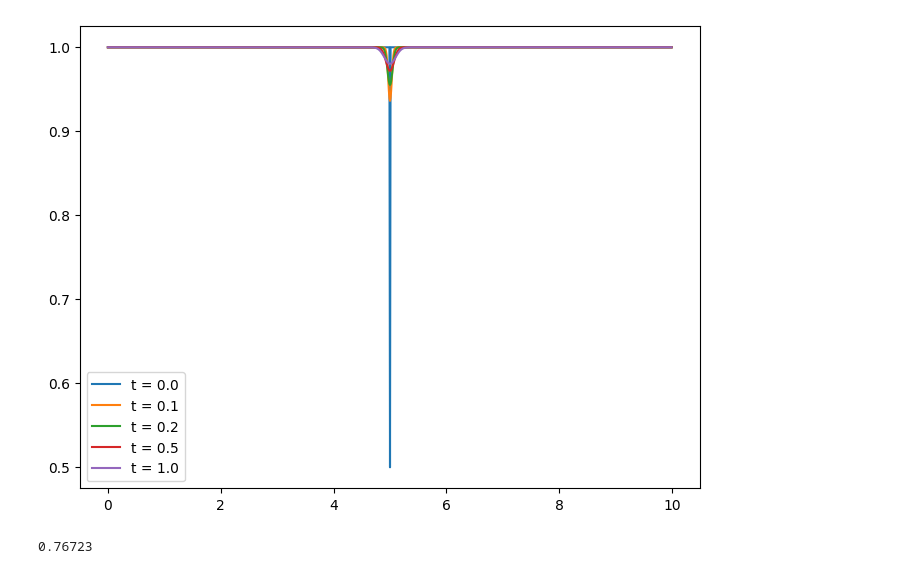
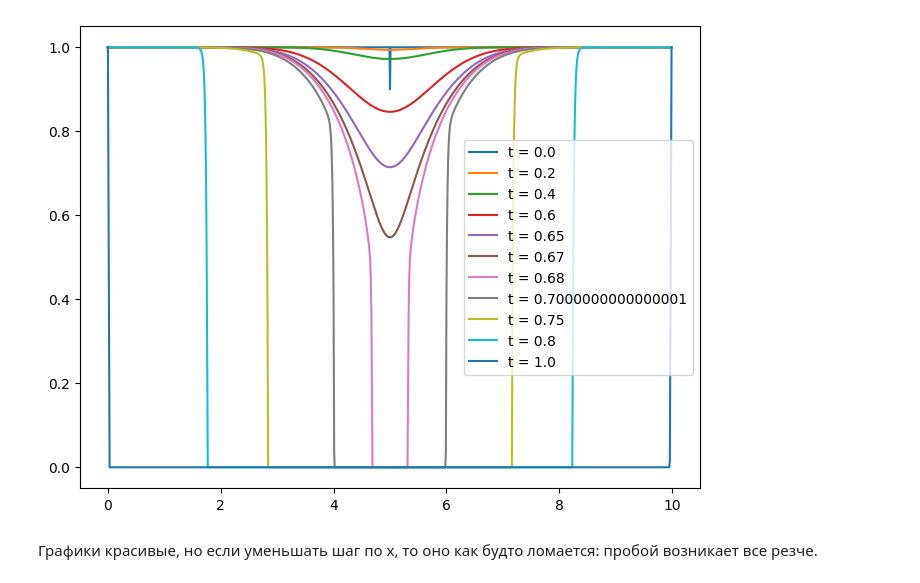
Before and after one commit to ponomarevandr/disruption, a Jupyter notebook: one_dim_problem/examples/graphics.ipynb, the cells around one changed output. Cells and saved outputs as stored; diff of their text form; code cells hidden in the pictures.

```diff
--- a/one_dim_problem/examples/graphics.ipynb
+++ b/one_dim_problem/examples/graphics.ipynb
@@ -9,16 +9,14 @@ dx = 10.0 / 1000.0
 dt = 1.0 / 100.0
 phi = pd.read_csv('../bin/phi_values.csv', sep=';', header=None)
 # %%
-t_indices = [0, 10, 20, 50, 100]
+t_indices = [0, 20, 40, 60, 65, 67, 68, 70, 75, 80, 100]
 plt.figure(figsize=(8, 6))
 for i in t_indices:
     values = phi.loc[i]
     plt.plot(np.arange(len(values)) * dx, values)
 plt.legend([f't = {i * dt}' for i in t_indices])
 plt.show()
 # %% [output]
-[figure, old version]
+[figure, new version]
-# %%
-phi.loc[1].to_numpy().min()
-# %% [output]
-0.76723
+# %% [markdown]
+Графики красивые, но если уменьшать шаг по x, то оно как будто ломается: пробой возникает все резче.
```
Also changed, not shown: 2 other files.
